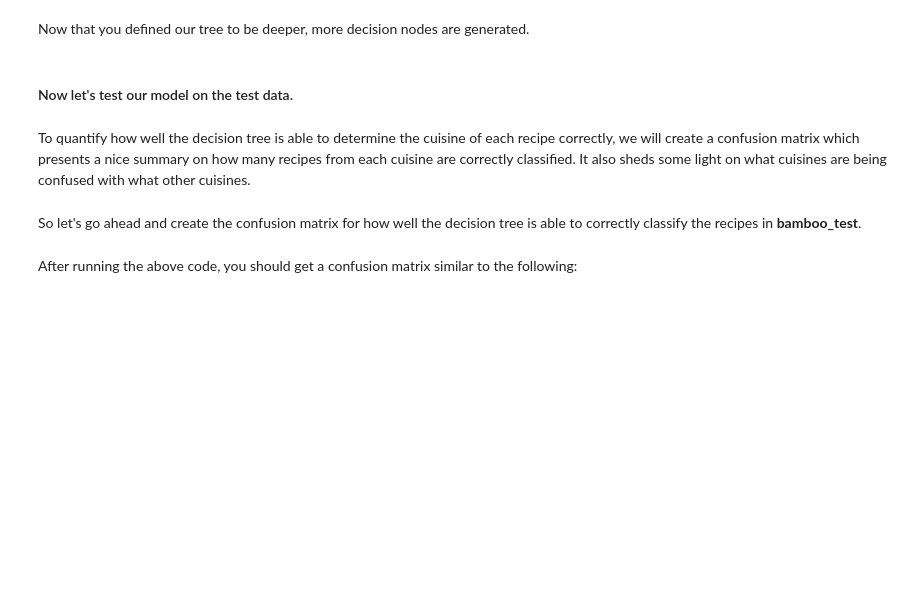
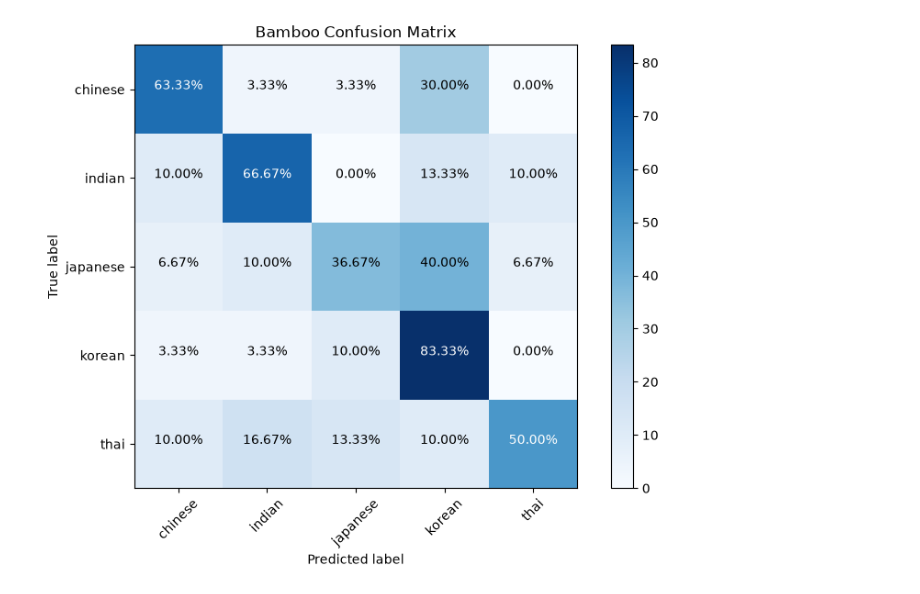
Before and after one commit to muhammadk08/Machine-learning, a Jupyter notebook: DS0103EN-Exercise-From-Modeling-to-Evaluation.ipynb, the cells around one changed output. Drawn from its saved outputs; the diff is of its cells as text; code cells hidden in the pictures; blank space fills up the shorter version.

```diff
--- a/DS0103EN-Exercise-From-Modeling-to-Evaluation.ipynb
+++ b/DS0103EN-Exercise-From-Modeling-to-Evaluation.ipynb
@@ -300,4 +88,0 @@ plt.show()
-# %% [markdown]
-Now that you defined our tree to be deeper, more decision nodes are generated.
-# %% [markdown]
-#### Now let's test our model on the test data.
@@ -306,36 +89,49 @@ bamboo_pred_cuisines = bamboo_train_tree.predict(bamboo_test_ingredients)
-# %% [markdown]
-To quantify how well the decision tree is able to determine the cuisine of each recipe correctly, we will create a confusion matrix which presents a nice summary on how many recipes from each cuisine are correctly classified. It also sheds some light on what cuisines are being confused with what other cuisines.
-# %% [markdown]
-So let's go ahead and create the confusion matrix for how well the decision tree is able to correctly classify the recipes in **bamboo_test**.
 # %%
+# 1. Filter subset dataframe
+bamboo = recipes[recipes["cuisine"].isin(["korean", "japanese", "chinese", "thai", "indian"])].copy()
+
+# 2. Sample 30 recipes per cuisine for the test set safely
+sample_n = 30
+bamboo_test = bamboo.groupby("cuisine").sample(n=sample_n, random_state=1234)
+
+bamboo_test_ingredients = bamboo_test.iloc[:, 1:]
+bamboo_test_cuisines = bamboo_test["cuisine"]
+
+# 3. Create training set with the remaining recipes
+bamboo_train = bamboo[~bamboo.index.isin(bamboo_test.index)].copy()
+bamboo_train_ingredients = bamboo_train.iloc[:, 1:]
+bamboo_train_cuisines = bamboo_train["cuisine"]
+
+# 4. Fit deeper decision tree on training data
+bamboo_train_tree = tree.DecisionTreeClassifier(max_depth=15, random_state=1234)
+bamboo_train_tree.fit(bamboo_train_ingredients, bamboo_train_cuisines)
+
+# 5. Predict test samples
+bamboo_pred_cuisines = bamboo_train_tree.predict(bamboo_test_ingredients)
+
+# 6. Compute and plot confusion matrix
 test_cuisines = np.unique(bamboo_test_cuisines)
-bamboo_confusion_matrix = confusion_matrix(bamboo_test_cuisines, bamboo_pred_cuisines, labels = test_cuisines)
-title = 'Bamboo Confusion Matrix'
-cmap = plt.cm.Blues
+cm = confusion_matrix(bamboo_test_cuisines, bamboo_pred_cuisines, labels=test_cuisines)
+cm_perc = (cm.astype('float') / cm.sum(axis=1)[:, np.newaxis]) * 100
 
 plt.figure(figsize=(8, 6))
-bamboo_confusion_matrix = (
-    bamboo_confusion_matrix.astype('float') / bamboo_confusion_matrix.sum(axis=1)[:, np.newaxis]
-    ) * 100
+plt.imshow(cm_perc, interpolation='nearest', cmap=plt.cm.Blues)
+plt.title('Bamboo Confusion Matrix')
+plt.colorbar()
 
-plt.imshow(bamboo_confusion_matrix, interpolation='nearest', cmap=cmap)
-plt.title(title)
-plt.colorbar()
 tick_marks = np.arange(len(test_cuisines))
-plt.xticks(tick_marks, test_cuisines)
+plt.xticks(tick_marks, test_cuisines, rotation=45)
 plt.yticks(tick_marks, test_cuisines)
 
-fmt = '.2f'
-thresh = bamboo_confusion_matrix.max() / 2.
-for i, j in itertools.product(range(bamboo_confusion_matrix.shape[0]), range(bamboo_confusion_matrix.shape[1])):
-    plt.text(j, i, format(bamboo_confusion_matrix[i, j], fmt),
+thresh = cm_perc.max() / 2.
+for i, j in itertools.product(range(cm_perc.shape[0]), range(cm_perc.shape[1])):
+    plt.text(j, i, f"{cm_perc[i, j]:.2f}%",
              horizontalalignment="center",
-             color="white" if bamboo_confusion_matrix[i, j] > thresh else "black")
+             color="white" if cm_perc[i, j] > thresh else "black")
 
 plt.tight_layout()
 plt.ylabel('True label')
 plt.xlabel('Predicted label')
-
 plt.show()
+# %% [output]
+[figure, added]
-# %% [markdown]
-After running the above code, you should get a confusion matrix similar to the following:
```
Also changed, not shown: parts of 68 cells of this notebook.
